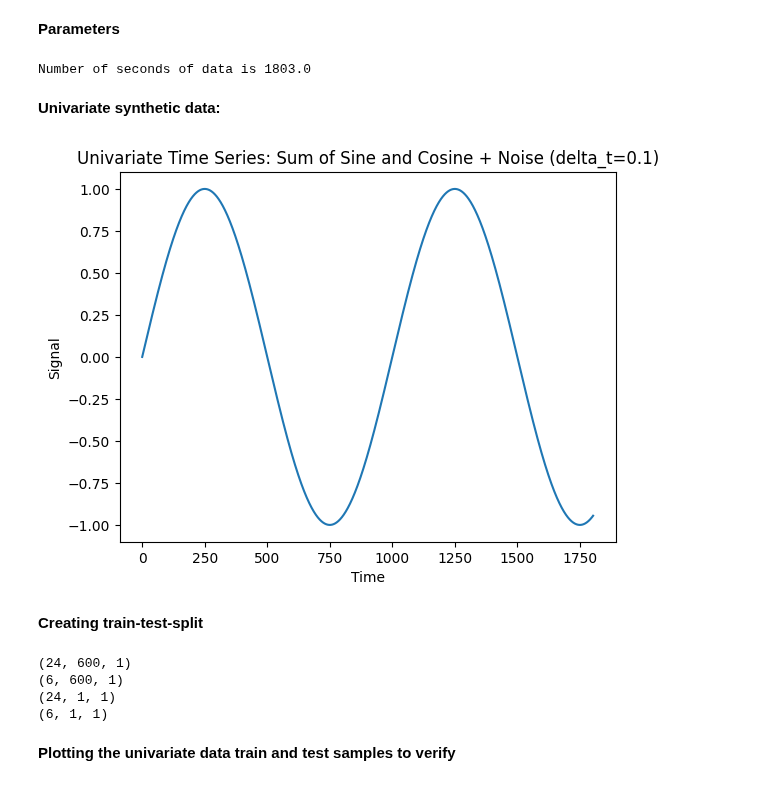
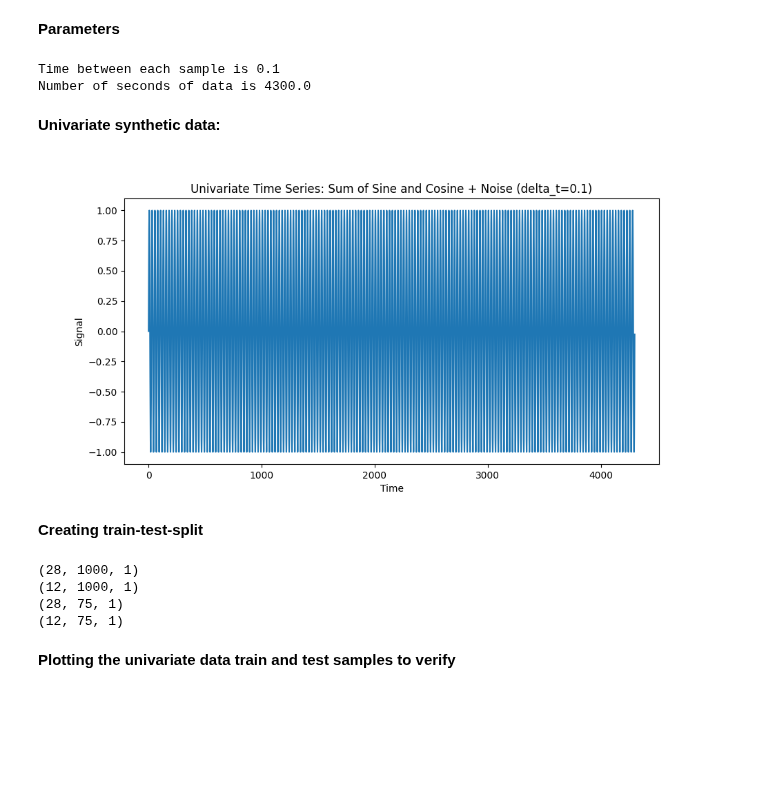
Before and after one commit to ArnavTapadia/emili_TimeSeriesPredictor, a Jupyter notebook: time_series_predictor/Models/Model_Comparison.ipynb, the cells around one changed output. Saved outputs shown, nothing was run; the diff lists cells and outputs as text; code cells hidden in the pictures; blank space fills up the shorter version.

Commit message:
fixed sine function frequencies

```diff
--- a/time_series_predictor/Models/Model_Comparison.ipynb
+++ b/time_series_predictor/Models/Model_Comparison.ipynb
@@ -33,43 +34,64 @@ import torch.nn.functional as F
 ### **Generating Synthetic Data**
 # %% [markdown]
 **Parameters**
-# %%
-delta_t = 0.1
-synthetic_frequency = 10
-lookback = 600
-forecast = 1
-stride = lookback + forecast #so no overlap
-
-nSamples = 30
-noise_lvl = 0.0
-
-print(f'Number of seconds of data is {delta_t*(lookback+forecast)*nSamples}')
-# %% [output]
-Number of seconds of data is 1803.0
+# %%
+# Sine function parameters
+'''
+To change the number of oscillations between 1 xTrain sample and the next
+Increase the sine_frequency
+
+Alternatively, you can increase lookback
+'''
+sine_frequency = 0.04 #maximum frequency present is sine function
+# signal_length_seconds = 2000 # in seconds
+
+#sampling parameters
+sampling_frequency = 10
+delta_t = 1/sampling_frequency # time between each sample
+assert sampling_frequency > 2*sine_frequency
+
+#ML trainign data parameters
+lookback = 1000
+forecast = 75
+stride = lookback + forecast #so no overlap
+
+nSamples = 40
+noise_lvl = 0
+
+print(f'Time between each sample is {delta_t}')
+print(f'Number of seconds of data is {delta_t*(lookback+forecast)*nSamples}')
+# %% [output]
+Time between each sample is 0.1
+Number of seconds of data is 4300.0
 # %% [markdown]
 **Univariate synthetic data:**
 # %%
 
 def gen_univariate_synthetic_data(timesteps, delta_t, frequency=0.001, noise_level=0.1):
     t = np.linspace(0, (timesteps-1)*delta_t, timesteps)
 
     # Generate sine wave based on frequency, where `frequency` is in Hz
-    signal = np.sin(2 * np.pi * frequency * t)
+    signal = (np.sin(2 * np.pi * frequency * t))
+    #  + np.sin(2*np.pi*frequency*4*t - 2*np.pi*frequency/10)
+    #           - 2*np.cos(2 * np.pi * frequency/1.5 * t) +
+    #            0.2*np.sin(2 * np.pi * frequency/7* t) + np.sin(2*np.pi*frequency*4*t ))
 
     # Add noise to the signal
     noise = np.random.normal(0, noise_level, timesteps)
 
     return t, signal + noise
 
-t,univariate_data = gen_univariate_synthetic_data(timesteps = (lookback+forecast)*nSamples, delta_t=delta_t, noise_level=noise_lvl)
+t,univariate_data = gen_univariate_synthetic_data(timesteps = (lookback+forecast)*nSamples, delta_t=delta_t, noise_level=noise_lvl,
+                                                  frequency=sine_frequency)
 
+plt.figure(figsize=(10, 5))
 plt.plot(t, univariate_data)
 plt.title(f"Univariate Time Series: Sum of Sine and Cosine + Noise (delta_t={delta_t})")
 plt.xlabel("Time")
 plt.ylabel("Signal")
 plt.show()
 # %% [output]
-[figure, old version]
+[figure, new version]
 # %% [markdown]
 **Creating train-test-split**
 # %%
@@ -106,16 +128,17 @@ def train_test_split(data, lookback_period, forecast_period, stride, test_split
     return x_train, y_train, x_test, y_test
 
 
-xTr,yTr,xTe,yTe = train_test_split(data = univariate_data, lookback_period = lookback, forecast_period = forecast, stride = stride)
+xTr,yTr,xTe,yTe = train_test_split(data = univariate_data, lookback_period = lookback, forecast_period = forecast, stride = stride,
+                                   test_split=0.3)
 print(xTr.shape) # (samples, length of sample = lookback, features for timestep)
 print(xTe.shape)
 print(yTr.shape) # (samples, length of forecast = forecast, 1) Predicting 1 feature
 print(yTe.shape)
 # %% [output]
-(24, 600, 1)
-(6, 600, 1)
-(24, 1, 1)
-(6, 1, 1)
+(28, 1000, 1)
+(12, 1000, 1)
+(28, 75, 1)
+(12, 75, 1)
 # %% [markdown]
 **Plotting the univariate data train and test samples to verify**
 # %%
```
Also changed, not shown: parts of 7 cells of this notebook.
